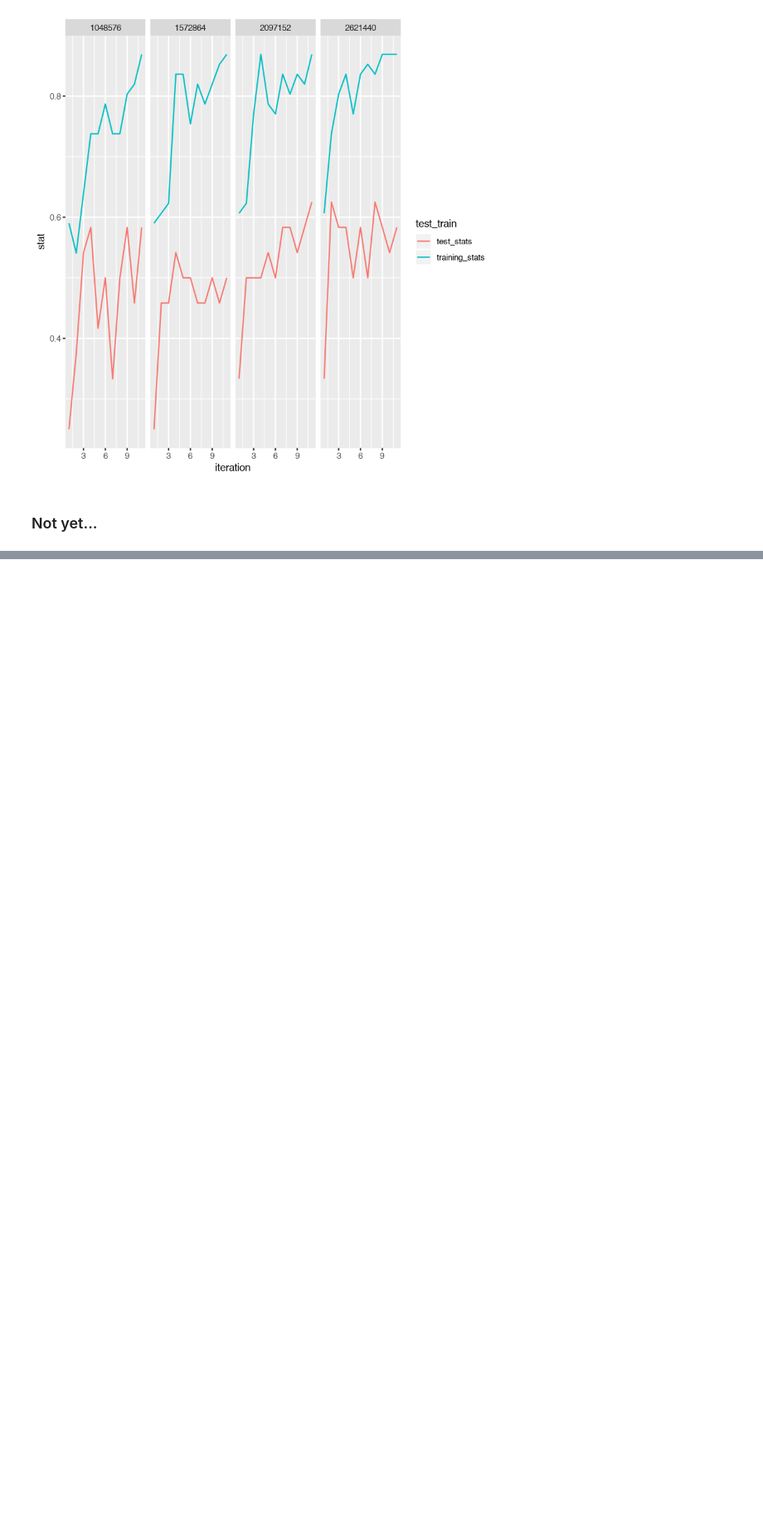
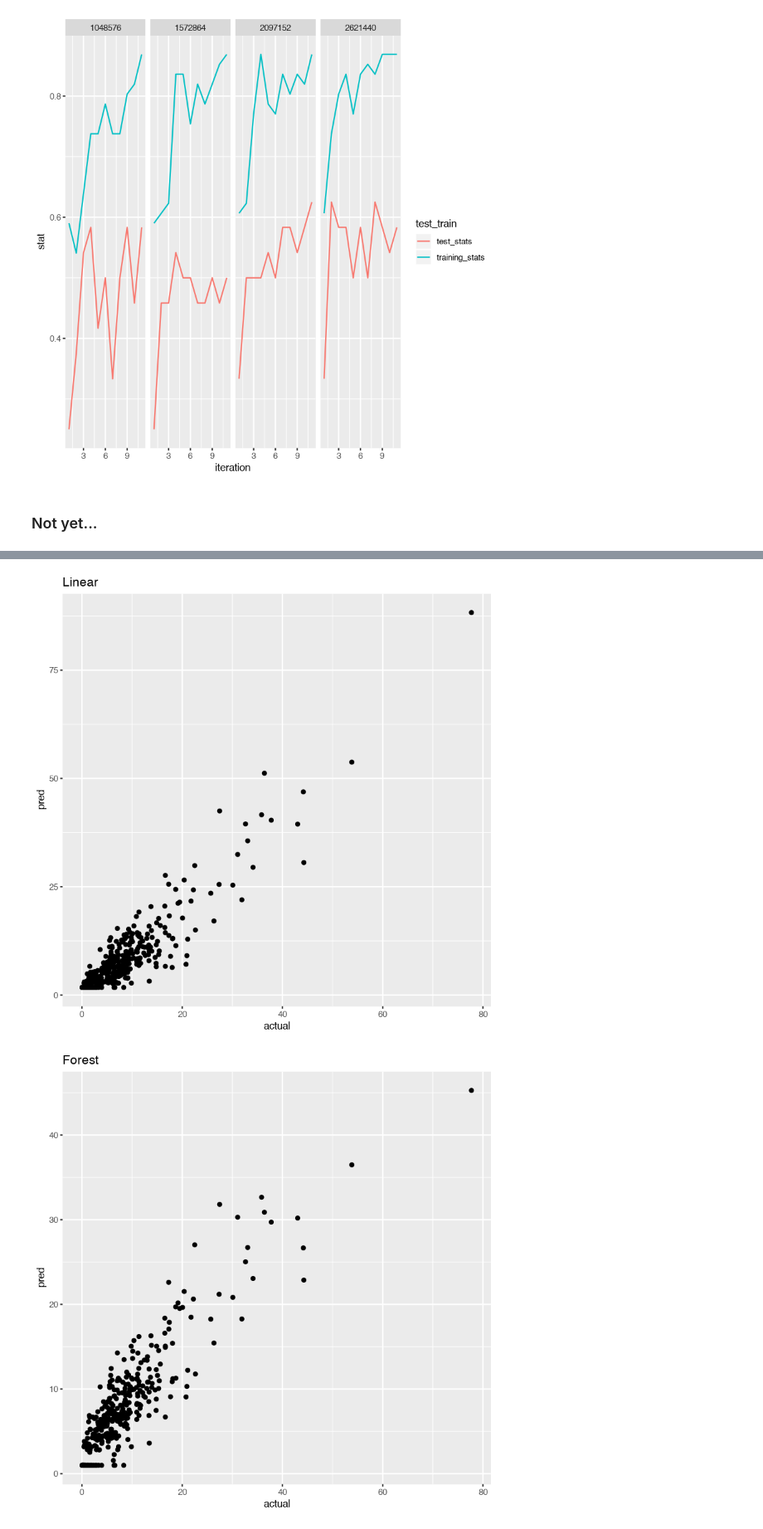
Before and after one commit to cobrbra/ccg, a Jupyter notebook: Code/Lung_Cancer_Focus.ipynb, the cells around one changed output, grey strips where cells are left out. Shown at 83% size. Drawn from its saved outputs; the diff is of its cells as text; code cells hidden in the pictures; blank space fills up the shorter version.

```diff
--- a/Code/Lung_Cancer_Focus.ipynb
+++ b/Code/Lung_Cancer_Focus.ipynb
@@ -342,0 +366,12 @@ RLL_panel_size_test(rll_lung_psa, type = "Cmin", which_model = "RF") %>%
+# %%
+tibble(pred = predict(getModel(rll_lung_psa$data[[1]]$matrices[[6]]), rll_lung_psa$data[[1]]$test_matrices[[6]]), actual = rll_lung_psa$data[[1]]$test_matrices[[6]]$TMB) %>%
+    ggplot(aes(x = actual, y = pred)) + geom_point() + ggtitle("Linear")
+
+tibble(pred = predict(get_fModel(rll_lung_psa$data[[1]]$matrices[[6]]), rll_lung_psa$data[[1]]$test_matrices[[6]]), actual = rll_lung_psa$data[[1]]$test_matrices[[6]]$TMB) %>%
+    ggplot(aes(x = actual, y = pred)) + geom_point() + ggtitle("Forest")
+
+tibble(pred = predict(get_svmModel(rll_lung_psa$data[[1]]$matrices[[6]]), rll_lung_psa$data[[1]]$test_matrices[[6]]), actual = rll_lung_psa$data[[1]]$test_matrices[[6]]$TMB) %>%
+    ggplot(aes(x = actual, y = pred)) + geom_point() + ggtitle("SVM")
+# %% [output]
+[figure, added]
+[figure, added]
```
Also changed, not shown: parts of 6 cells of this notebook, 7 other files.
